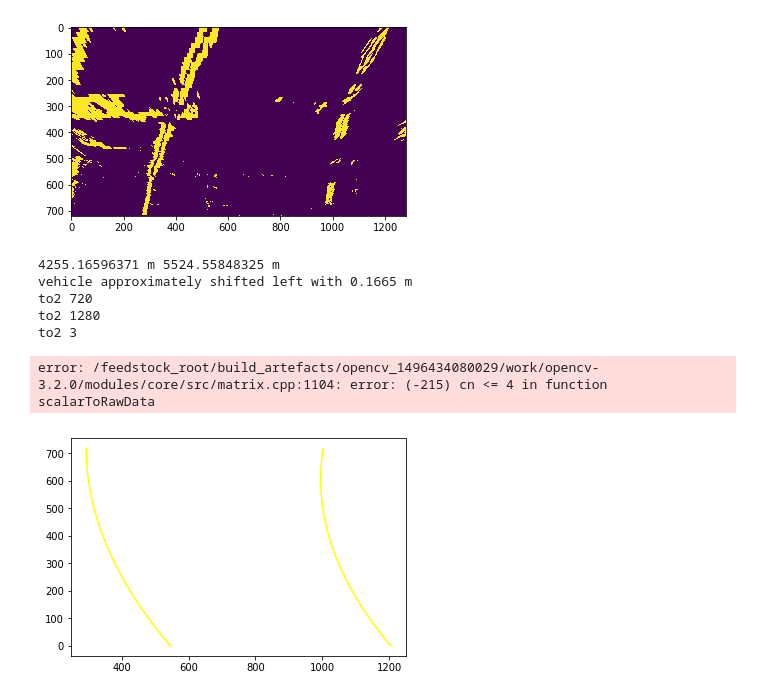
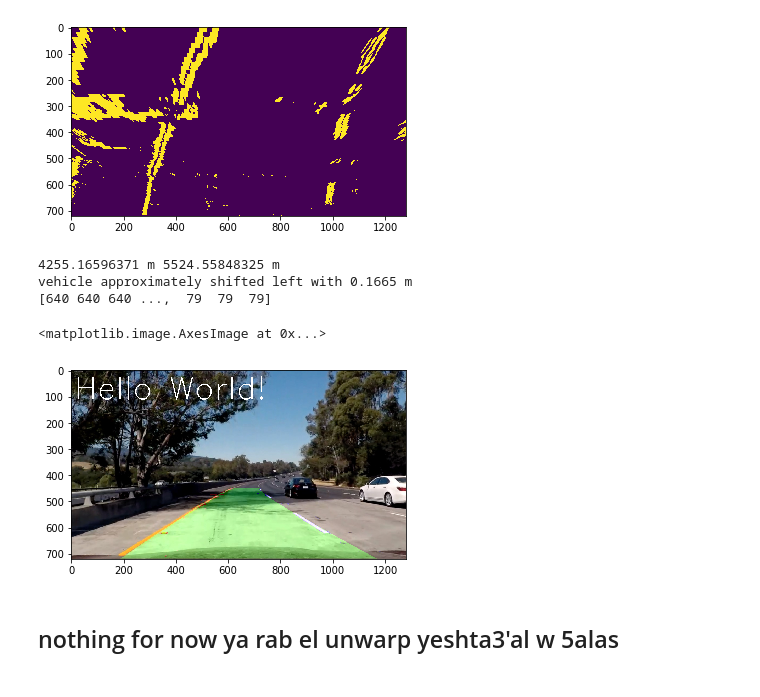
Before and after one commit to YomnaJehad/CarND-Advanced-Lane-Detection, a Jupyter notebook: P2.ipynb, the cells around one changed output. Drawn from its saved outputs; the diff is of its cells as text; code cells hidden in the pictures.

Commit message:
the unwarpping works fine but idk how to color the whole lanes yet

```diff
--- a/P2.ipynb
+++ b/P2.ipynb
@@ -483,12 +466,12 @@ def fit_poly(img,undist,Minv):
 
 
     #This part is for visualization it's not important for the pipeline
-    #out_img[lefty, leftx] = [255, 0, 0]   #RED LEFT CURVE
-    #out_img[righty, rightx] = [0, 0, 255] #BLUE RIGHT CURVE
+    out_img[lefty, leftx] = [255, 0, 0]   #RED LEFT CURVE
+    out_img[righty, rightx] = [0, 0, 255] #BLUE RIGHT CURVE
 
     # Plots the left and right polynomials on the lane lines
-    plt.plot(left_fitx, ploty, color='yellow')
-    plt.plot(right_fitx, ploty, color='yellow')
+    #plt.plot(left_fitx, ploty, color='yellow')
+    #plt.plot(right_fitx, ploty, color='yellow')
 
     #
     #
@@ -559,7 +542,7 @@ def fit_poly(img,undist,Minv):
 
 
     #NOW TO UNWARP THE FRAAAAAAME YA RAB
-    unwarpped=unwarp(undist,out_img, left_fitx, right_fitx, ploty,Minv)
+    unwarpped=unwarp(undist,out_img, left_fitx, right_fitx, ploty,Minv,lefty,leftx,righty,rightx)
 
 
 
@@ -597,15 +580,29 @@ plt.imshow(pres)
 # %% [output]
 <matplotlib.image.AxesImage at 0x...>
 [figure]
-# %%
-outimg = fit_poly(pres,image_,Minv_)
-
-plt.imshow(outimg)
-# %% [output]
-4255.16596371 m 5524.55848325 m
-vehicle approximately shifted left with 0.1665 m
-to2 720
-to2 1280
-to2 3
-error: /feedstock_root/build_artefacts/opencv_1496434080029/work/opencv-3.2.0/modules/core/src/matrix.cpp:1104: error: (-215) cn <= 4 in function scalarToRawData
-[figure, removed]
+# %%
+outimg = fit_poly(pres,image_,Minv_)
+
+font                   = cv2.FONT_HERSHEY_SIMPLEX
+bottomLeftCornerOfText = (11,110)
+fontScale              = 4
+fontColor              = (255,255,255)
+lineType               = 3
+
+cv2.putText(outimg,'Hello World!',
+    bottomLeftCornerOfText,
+    font,
+    fontScale,
+    fontColor,
+    lineType)
+
+
+plt.imshow(outimg)
+# %% [output]
+4255.16596371 m 5524.55848325 m
+vehicle approximately shifted left with 0.1665 m
+[640 640 640 ...,  79  79  79]
+<matplotlib.image.AxesImage at 0x...>
+[figure, added]
+# %% [markdown]
+## nothing for now ya rab el unwarp yeshta3'al w 5alas
```
Also changed, not shown: parts of 1 cell of this notebook.
